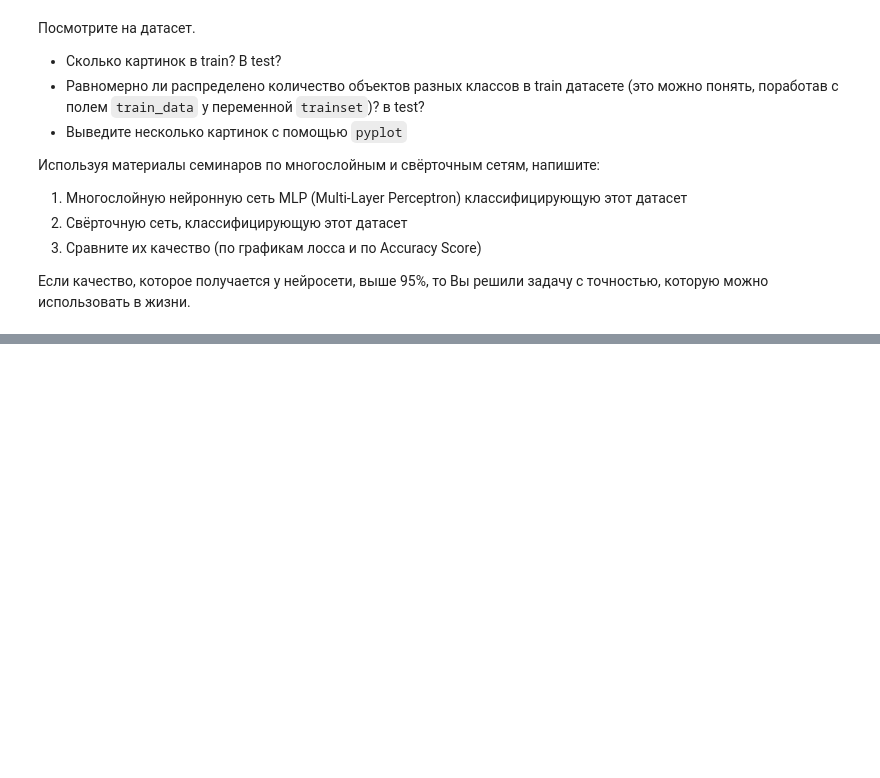
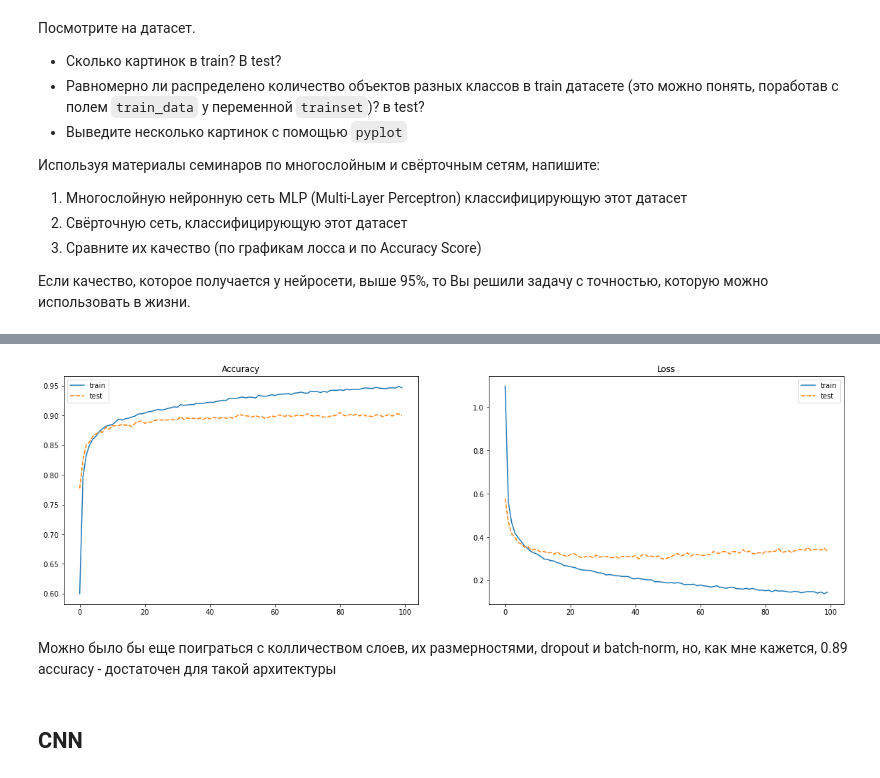
Before and after one commit to MGSDS/Itmo-ML, a Jupyter notebook: Lab 7/test 7.2 fashionmnist.ipynb, the cells around one changed output, grey strips where cells are left out. Drawn from its saved outputs; the diff is of its cells as text; code cells hidden in the pictures; blank space fills up the shorter version.

```diff
--- a/Lab 7/test 7.2 fashionmnist.ipynb
+++ b/Lab 7/test 7.2 fashionmnist.ipynb
@@ -73,0 +101,4 @@ Done!
+# %%
+device = 'cuda:0' if torch.cuda.is_available() else 'cpu'
+if device == 'cuda:0':
+    !nvidia-smi
@@ -73,0 +194,7 @@ Done!
+# %%
+def plot(loss_dict, accuracy_dict):
+    fig, axs = plt.subplots(ncols=2, figsize=(20, 6))
+    sns.lineplot(accuracy_dict, ax=axs[0])
+    axs[0].set_title('Accuracy')
+    sns.lineplot(loss_dict, ax=axs[1])
+    axs[1].set_title('Loss')
@@ -73,0 +248,8 @@ Done!
+# %%
+model = MLP()
+
+optim = Adam(params=model.parameters())
+loss_fn = nn.CrossEntropyLoss()
+# %%
+model, loss_dict, accuracy_dict, best_ep, best_accuracy = train(model, 100, optim, loss_fn)
+print(f'Best epoch: {best_ep}, best accuracy: {best_accuracy:.4f}')
@@ -73,0 +258,4 @@ Done!
+# %%
+plot(loss_dict, accuracy_dict)
+# %% [output]
+[figure, added]
@@ -73,0 +265,4 @@ Done!
+# %% [markdown]
+Можно было бы еще поиграться с колличеством слоев, их размерностями, dropout и batch-norm, но, как мне кажется, 0.89 accuracy - достаточен для такой архитектуры
+# %% [markdown]
+## CNN
```
Also changed, not shown: parts of 27 cells of this notebook.
